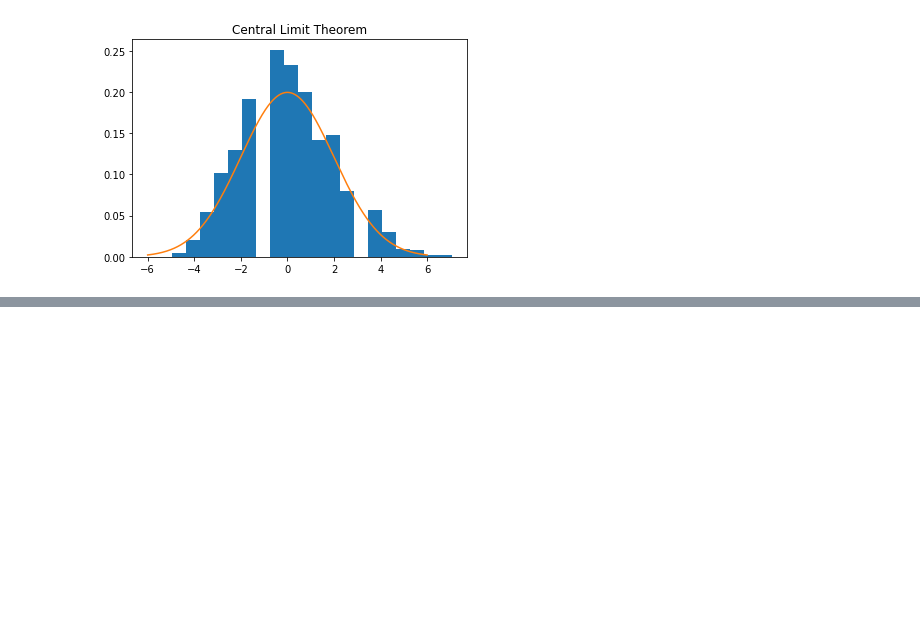
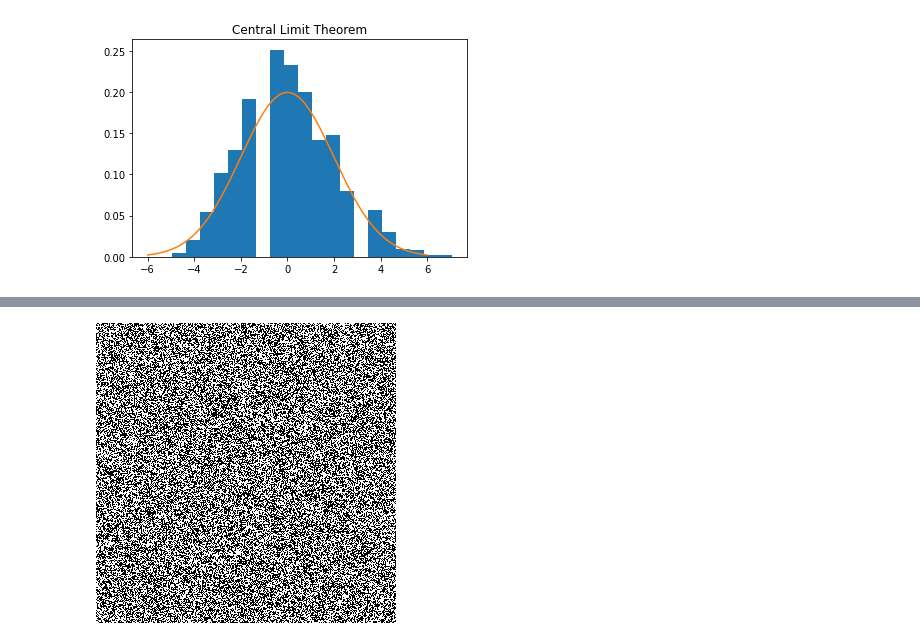
Before and after one commit to jp0utside/Programming-for-Mathematics, a Jupyter notebook: Warmups.ipynb, the cells around one changed output, grey strips where cells are left out. Saved outputs shown, nothing was run; the diff lists cells and outputs as text; code cells hidden in the pictures; blank space fills up the shorter version.

```diff
--- a/Warmups.ipynb
+++ b/Warmups.ipynb
@@ -161,0 +175,5 @@ plt.show()
+# %%
+pixels = np.random.choice([True, False], (300, 300))
+pixels.dtype
+pixels.shape
+pixels[:10, :10]
@@ -161,0 +201,6 @@ plt.show()
+# %%
+img = Image.fromarray(pixels)
+img.save('dots.png')
+display(img)
+# %% [output]
+[figure, added]
```
Also changed, not shown: parts of 6 cells of this notebook.
